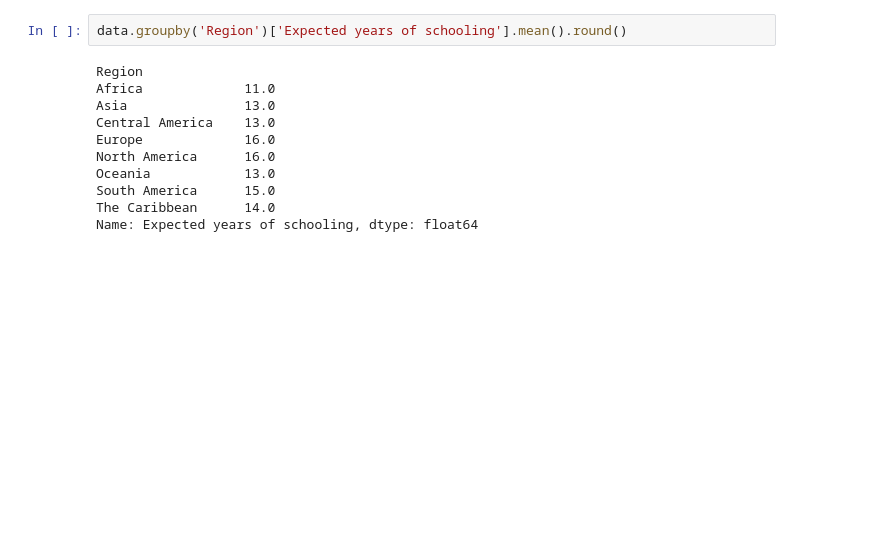
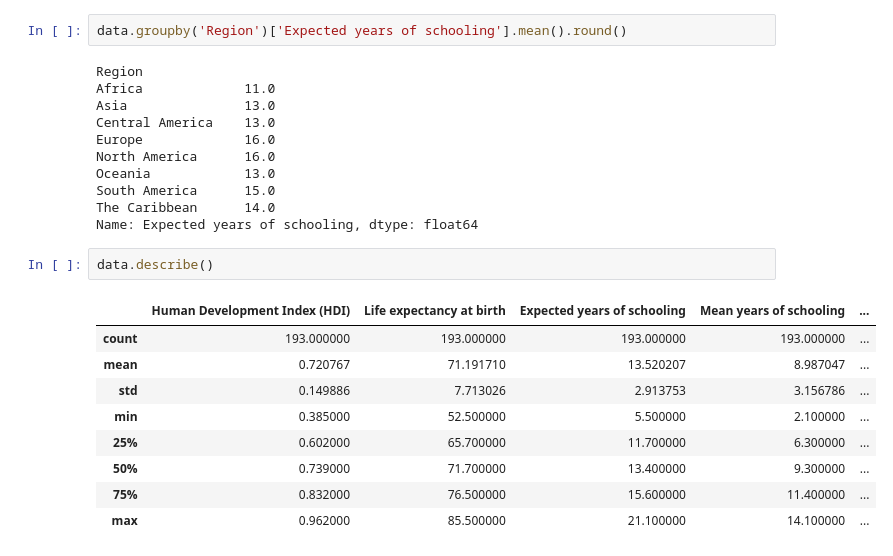
Before and after one commit to latifkara/dataScienceProjects, a Jupyter notebook: Human-Development-Index/HumanIndex.ipynb, the cells around one changed output. Drawn from its saved outputs; the diff is of its cells as text; blank space fills up the shorter version.

```diff
--- a/Human-Development-Index/HumanIndex.ipynb
+++ b/Human-Development-Index/HumanIndex.ipynb
@@ -255,3 +292,15 @@ Oceania            13.0
 South America      15.0
 The Caribbean      14.0
 Name: Expected years of schooling, dtype: float64
+# %%
+data.describe()
+# %% [output]
+|  | Human Development Index (HDI) | Life expectancy at birth | Expected years of schooling | Mean years of schooling | ... |
+| count | 193.000000 | 193.000000 | 193.000000 | 193.000000 | ... |
+| mean | 0.720767 | 71.191710 | 13.520207 | 8.987047 | ... |
+| std | 0.149886 | 7.713026 | 2.913753 | 3.156786 | ... |
+| min | 0.385000 | 52.500000 | 5.500000 | 2.100000 | ... |
+| 25% | 0.602000 | 65.700000 | 11.700000 | 6.300000 | ... |
+| 50% | 0.739000 | 71.700000 | 13.400000 | 9.300000 | ... |
+| 75% | 0.832000 | 76.500000 | 15.600000 | 11.400000 | ... |
+| max | 0.962000 | 85.500000 | 21.100000 | 14.100000 | ... |
```
Also changed, not shown: parts of 15 cells of this notebook.
